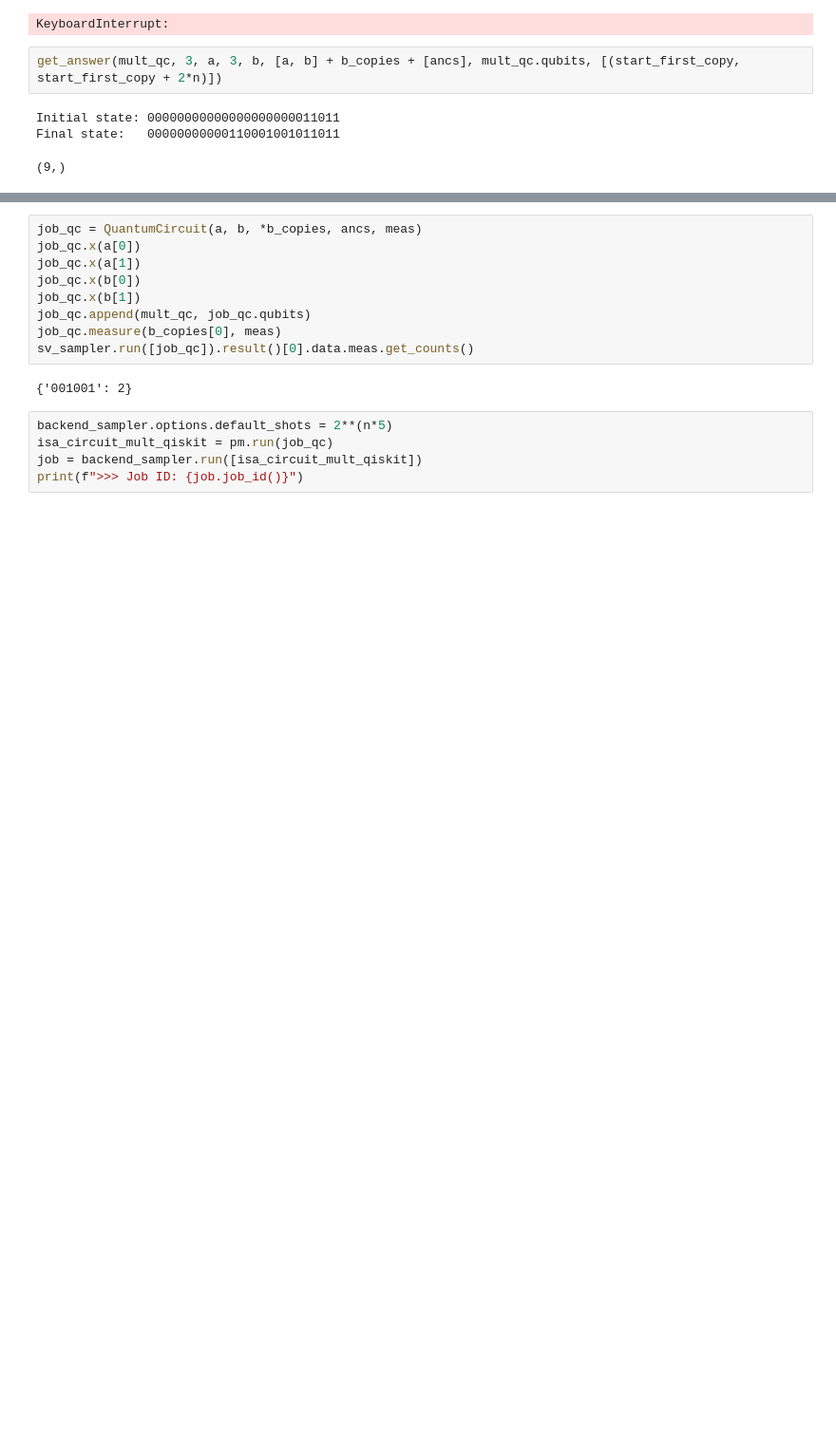
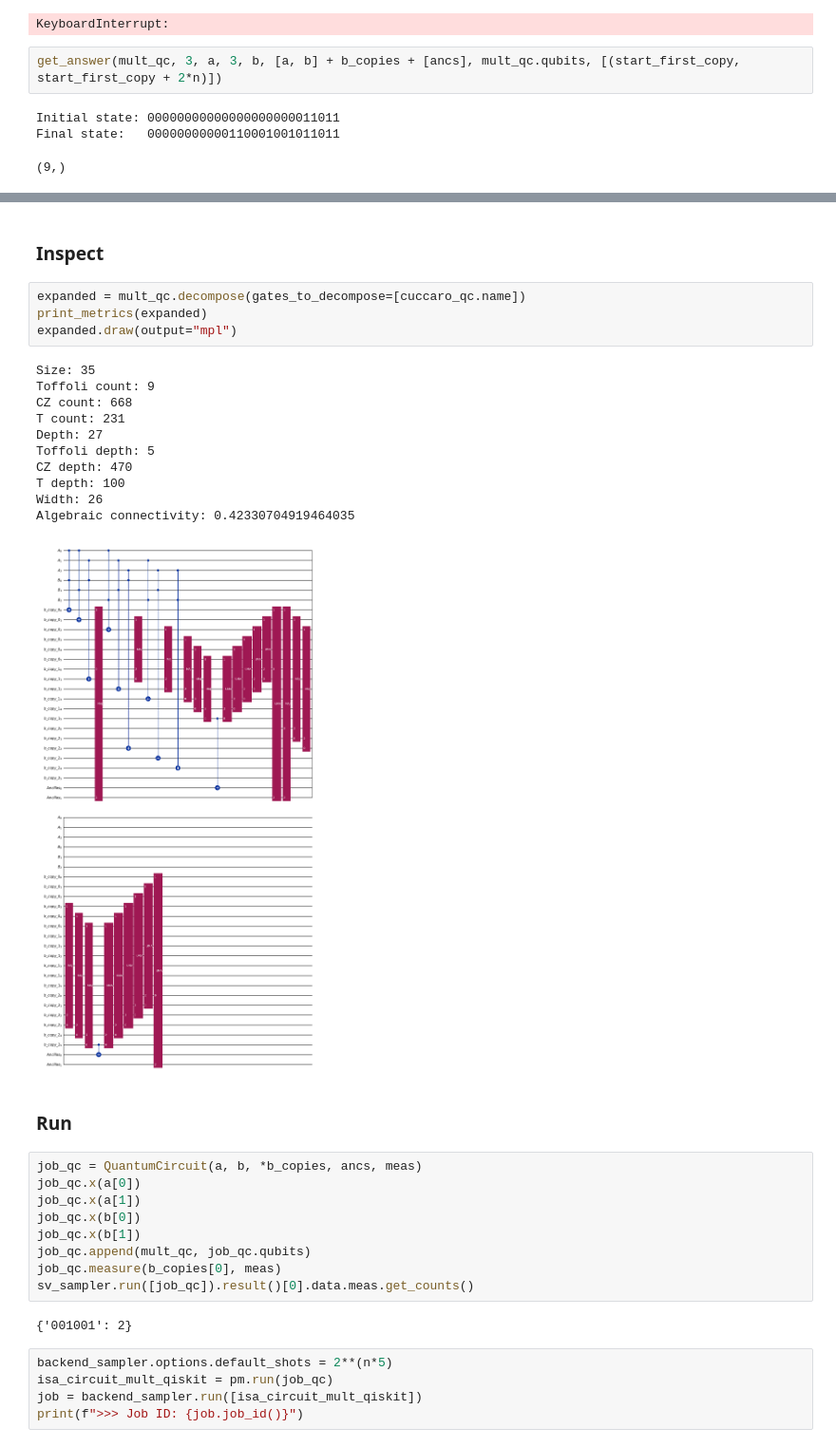
Before and after one commit to Chosen-Juan1/Quantum-computing-research, a Jupyter notebook: Reproduced_circuits/mult-2023-d&c-sun.ipynb, the cells around one changed output, grey strips where cells are left out. Shown at 95% size. Drawn from its saved outputs; the diff is of its cells as text; blank space fills up the shorter version.

```diff
--- a/Reproduced_circuits/mult-2023-d&c-sun.ipynb
+++ b/Reproduced_circuits/mult-2023-d&c-sun.ipynb
@@ -151,5 +106,25 @@ extract_state(test_adder)
 # %% [output]
 '0000001000011'
+# %% [markdown]
+### Inspect
+# %%
+expanded = mult_qc.decompose(gates_to_decompose=[cuccaro_qc.name])
+print_metrics(expanded)
+expanded.draw(output="mpl")
+# %% [output]
+Size: 35
+Toffoli count: 9
+CZ count: 668
+T count: 231
+Depth: 27
+Toffoli depth: 5
+CZ depth: 470
+T depth: 100
+Width: 26
+Algebraic connectivity: 0.42330704919464035
+[figure, added]
+# %% [markdown]
+### Run
 # %%
 job_qc = QuantumCircuit(a, b, *b_copies, ancs, meas)
 job_qc.x(a[0])
```
Also changed, not shown: parts of 5 cells of this notebook, 4 other files.
